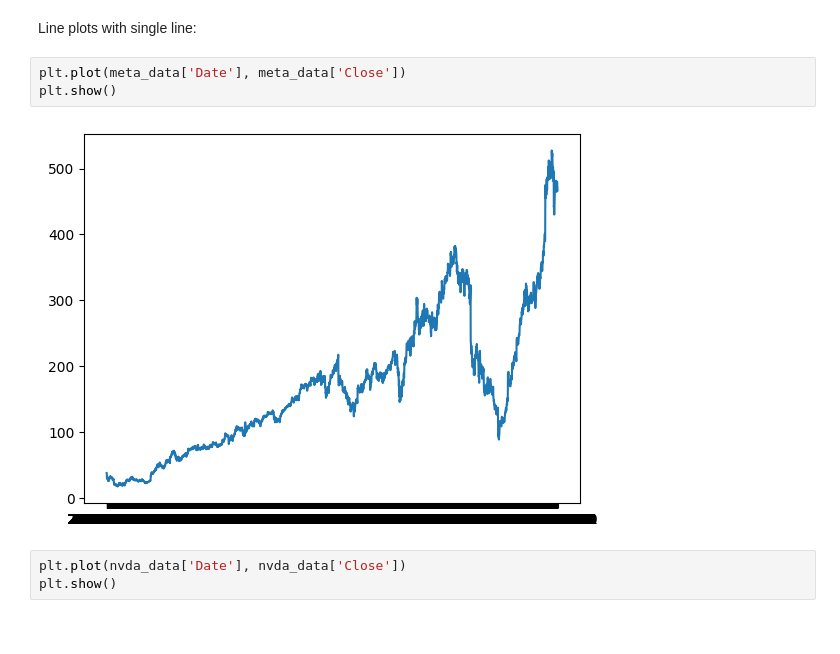
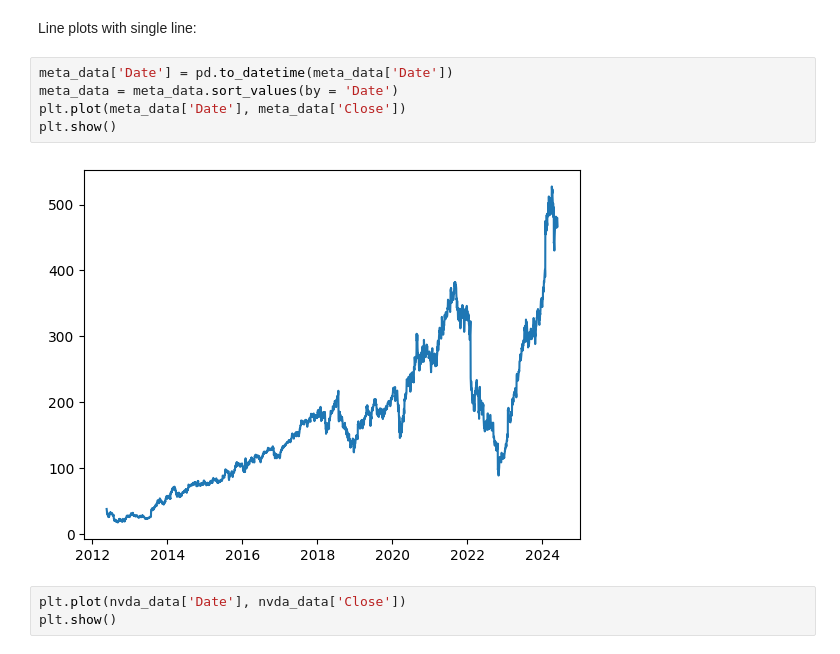
Before and after one commit to owenchau09/CCIR_ML_ROBOTICS, a Jupyter notebook: Python_Intro.ipynb, the cells around one changed output. Drawn from its saved outputs; the diff is of its cells as text.

Commit message:
fixed meta graph

```diff
--- a/Python_Intro.ipynb
+++ b/Python_Intro.ipynb
@@ -461,10 +461,12 @@ from datetime import datetime
 # %% [markdown]
 Line plots with single line:
 # %%
+meta_data['Date'] = pd.to_datetime(meta_data['Date'])
+meta_data = meta_data.sort_values(by = 'Date')
 plt.plot(meta_data['Date'], meta_data['Close'])
 plt.show()
 # %% [output]
-[figure, old version]
+[figure, new version]
 # %%
 plt.plot(nvda_data['Date'], nvda_data['Close'])
 plt.show()
```
